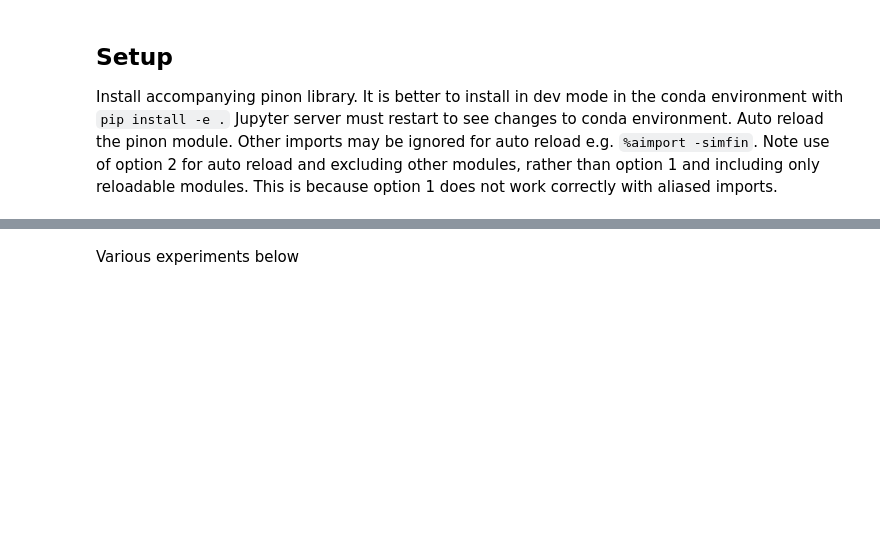
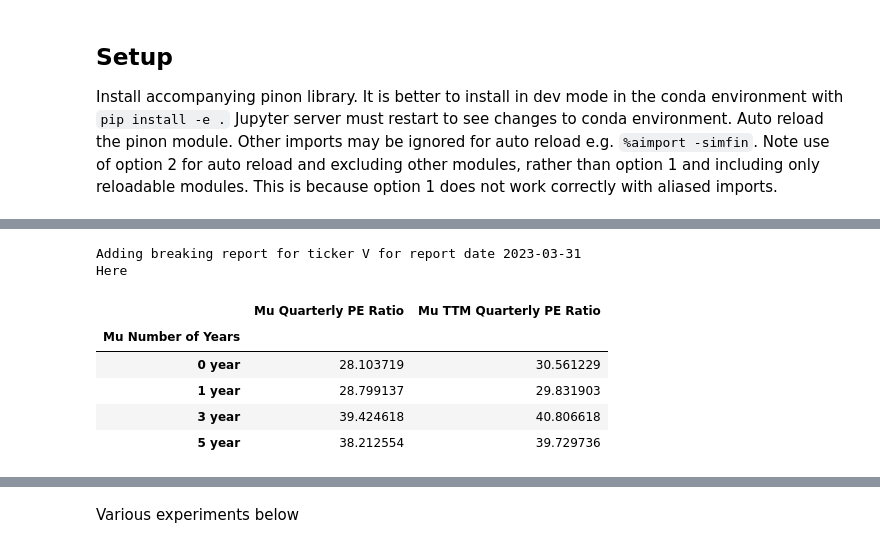
Before and after one commit to ddannenb/pinon, a Jupyter notebook: notebooks/try2.ipynb, the cells around one changed output, grey strips where cells are left out. Drawn from its saved outputs; the diff is of its cells as text; code cells hidden in the pictures; blank space fills up the shorter version.

```diff
--- a/notebooks/try2.ipynb
+++ b/notebooks/try2.ipynb
@@ -73 +82,14 @@ Here
+# %%
+m = pn.Multiples('V', config)
+m.run_mu_multiples()
+m.mu_multiples
+# %% [output]
+Adding breaking report for ticker V for report date 2023-03-31
+Here
+|  | Mu Quarterly PE Ratio | Mu TTM Quarterly PE Ratio |
+| Mu Number of Years |  |  |
+| 0 year | 28.103719 | 30.561229 |
+| 1 year | 28.799137 | 29.831903 |
+| 3 year | 39.424618 | 40.806618 |
+| 5 year | 38.212554 | 39.729736 |
 # %%
```
Also changed, not shown: parts of 4 cells of this notebook, 3 other files.
